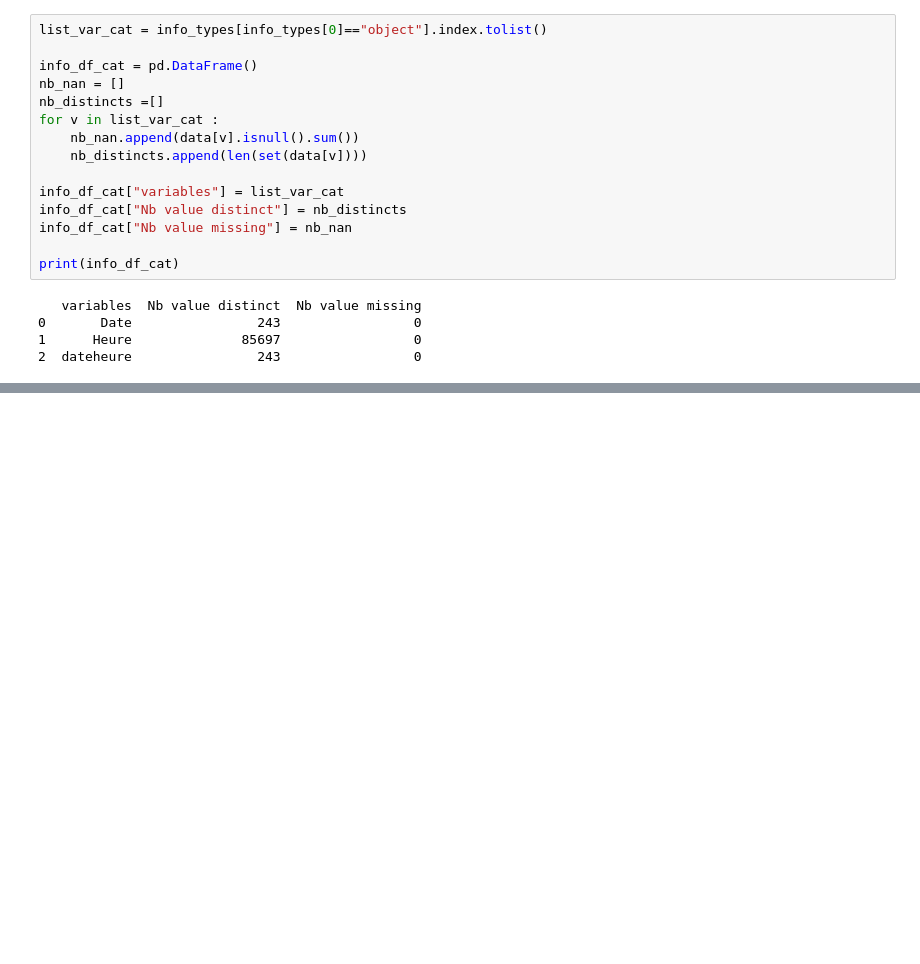
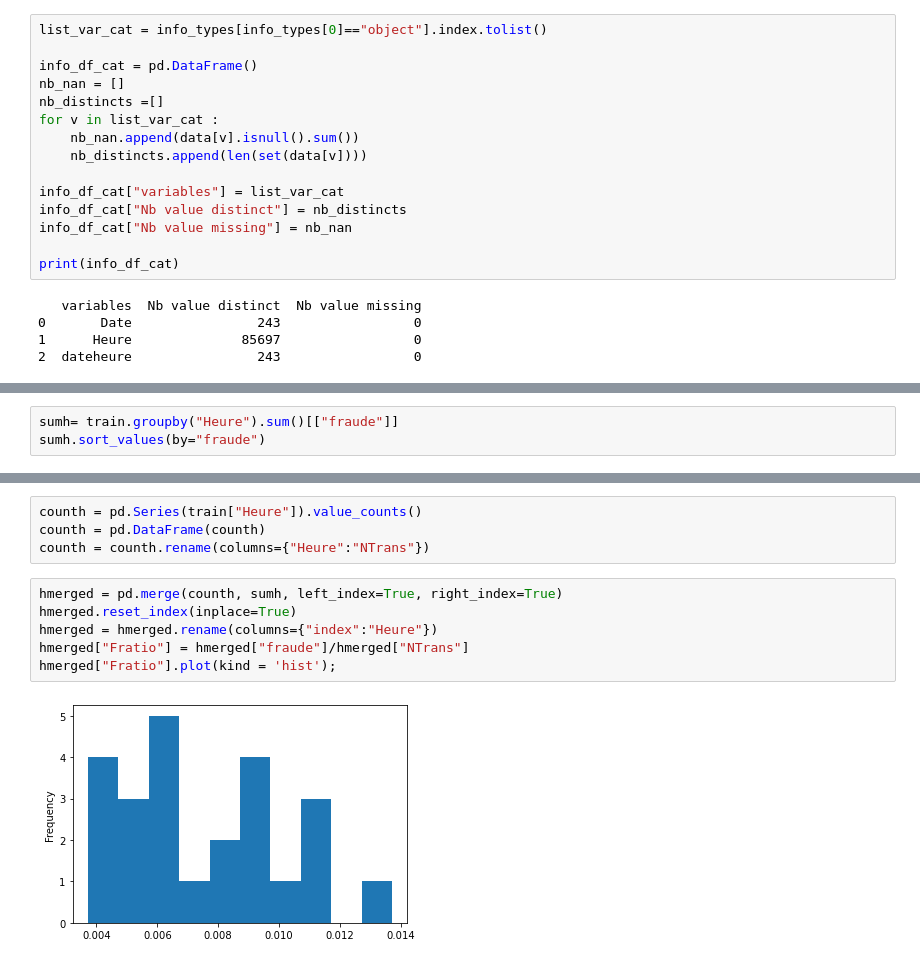
Before and after one commit to AleMax2/Scoring, a Jupyter notebook: Scoring .ipynb, the cells around one changed output, grey strips where cells are left out. Drawn from its saved outputs; the diff is of its cells as text; blank space fills up the shorter version.

```diff
--- a/Scoring .ipynb
+++ b/Scoring .ipynb
@@ -122,0 +237,3 @@ print(info_df_cat)
+# %%
+sumh= train.groupby("Heure").sum()[["fraude"]]
+sumh.sort_values(by="fraude")
@@ -122,0 +259,12 @@ print(info_df_cat)
+# %%
+counth = pd.Series(train["Heure"]).value_counts()
+counth = pd.DataFrame(counth)
+counth = counth.rename(columns={"Heure":"NTrans"})
+# %%
+hmerged = pd.merge(counth, sumh, left_index=True, right_index=True)
+hmerged.reset_index(inplace=True)
+hmerged = hmerged.rename(columns={"index":"Heure"})
+hmerged["Fratio"] = hmerged["fraude"]/hmerged["NTrans"]
+hmerged["Fratio"].plot(kind = 'hist');
+# %% [output]
+[figure, added]
```
Also changed, not shown: parts of 33 cells of this notebook.
